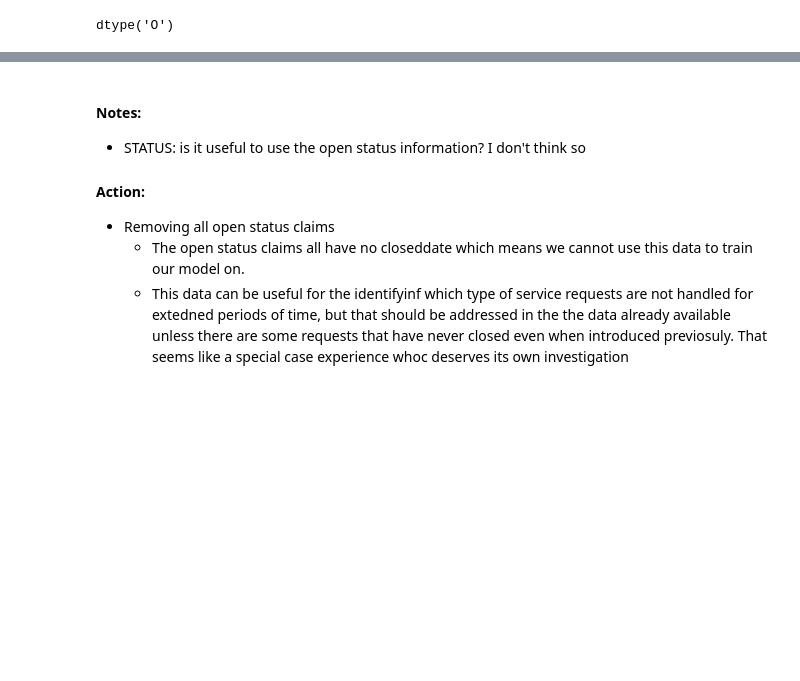
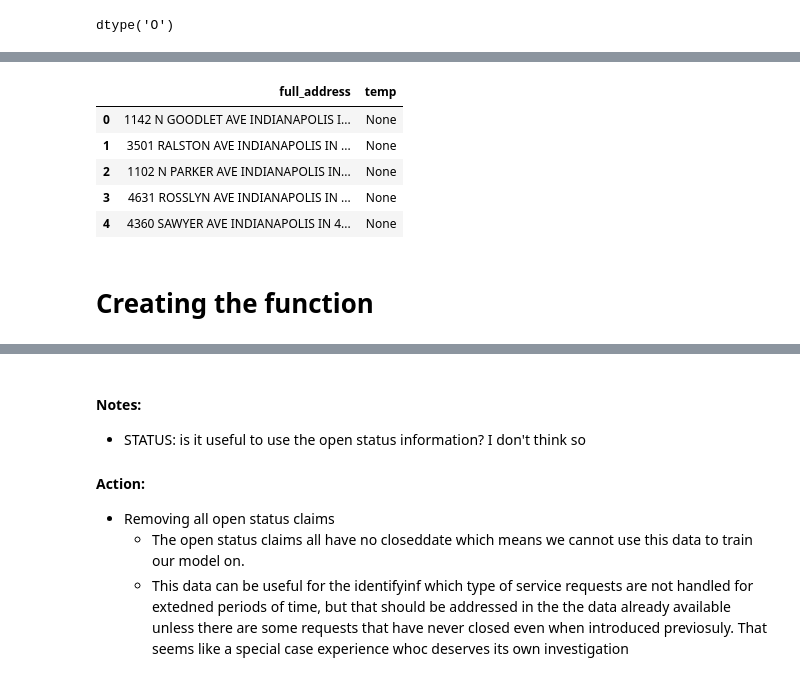
Before and after one commit to aaron-mv-moore/indy-action-time, a Jupyter notebook: 00_working_prepare_mac.ipynb, the cells around one changed output, grey strips where cells are left out. Cells and saved outputs as stored; diff of their text form; code cells hidden in the pictures; blank space fills up the shorter version.

Commit message:
Update mac cleaning and geocoding

```diff
--- a/00_working_prepare_mac.ipynb
+++ b/00_working_prepare_mac.ipynb
@@ -290,0 +233,3 @@ dtype('O')
+# %%
+# getting the clean mac data
+df = clean_mac_data()
@@ -290,0 +238,8 @@ dtype('O')
+# %%
+# gtting only the addresses
+print(df.columns)
+
+# getting geocode format addresses
+df['full_address'] = df['incident_address'] + ' ' +  df['city'] + ' ' + df['state'] + ' ' + df['zip'].astype(str)
+
+df.head(1)
@@ -290,0 +263,12 @@ dtype('O')
+# %%
+# creating a smaller df to see if it works well
+temp = pd.DataFrame(df.iloc[:5].loc[:,'full_address'])
+# %%
+# initiate geocoder
+geolocator = Nominatim(user_agent='indy_action_time')
+
+# create a geopy rate limite:
+geocode_with_delay = RateLimiter(geolocator.geocode, min_delay_seconds=1)
+
+# apply the geocoder with delay using the rate limiter
+temp['temp'] = temp['full_address'].apply(geocode_with_delay)
@@ -291,3 +293,14 @@ dtype('O')
+# %%
+temp
+# %% [output]
+|  | full_address | temp |
+| 0 | 1142 N GOODLET AVE INDIANAPOLIS I... | None |
+| 1 | 3501 RALSTON AVE INDIANAPOLIS IN ... | None |
+| 2 | 1102 N PARKER AVE INDIANAPOLIS IN... | None |
+| 3 | 4631 ROSSLYN AVE INDIANAPOLIS IN ... | None |
+| 4 | 4360 SAWYER AVE INDIANAPOLIS IN 4... | None |
+# %% [markdown]
+# Creating the function
 # %%
 def clean_mac_data():
     '''
```
Also changed, not shown: parts of 18 cells of this notebook, 3 other files.
